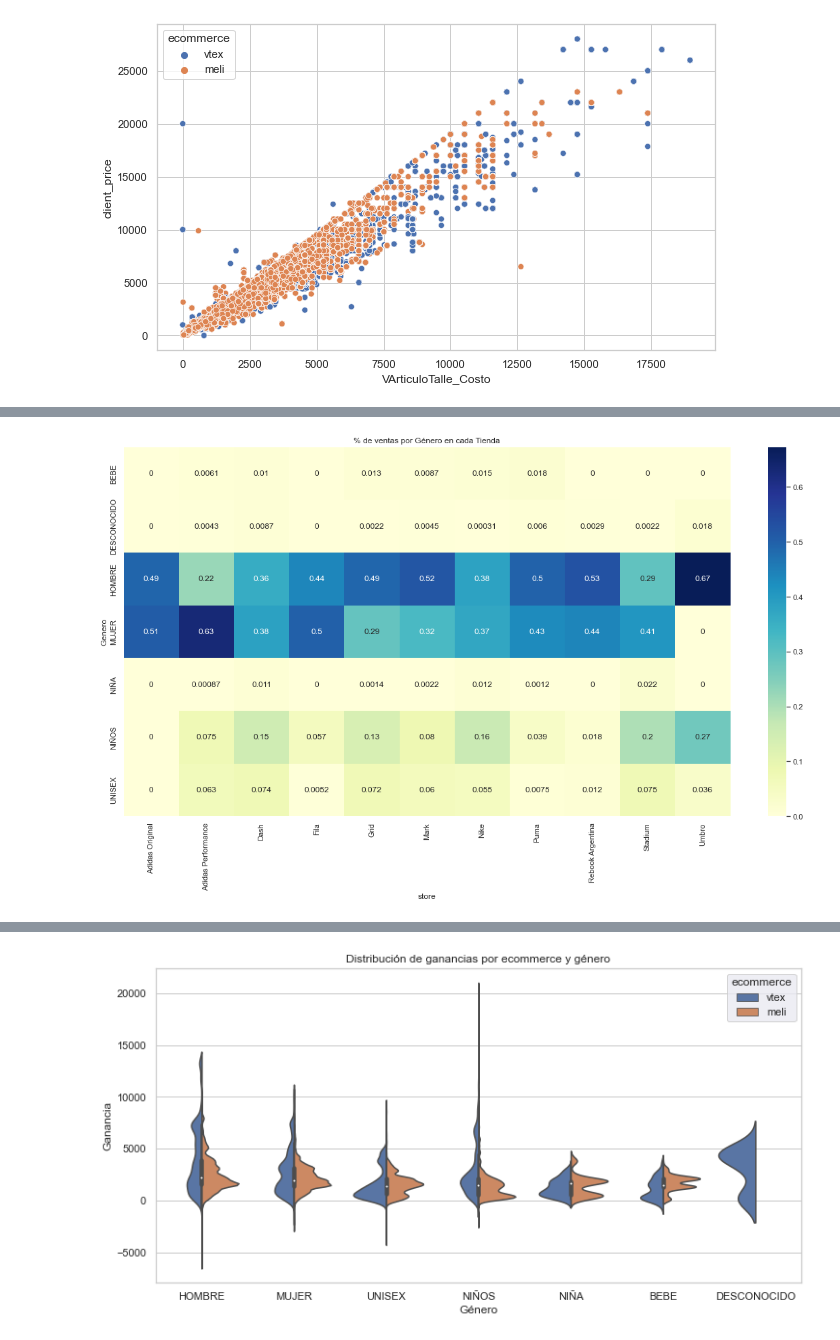
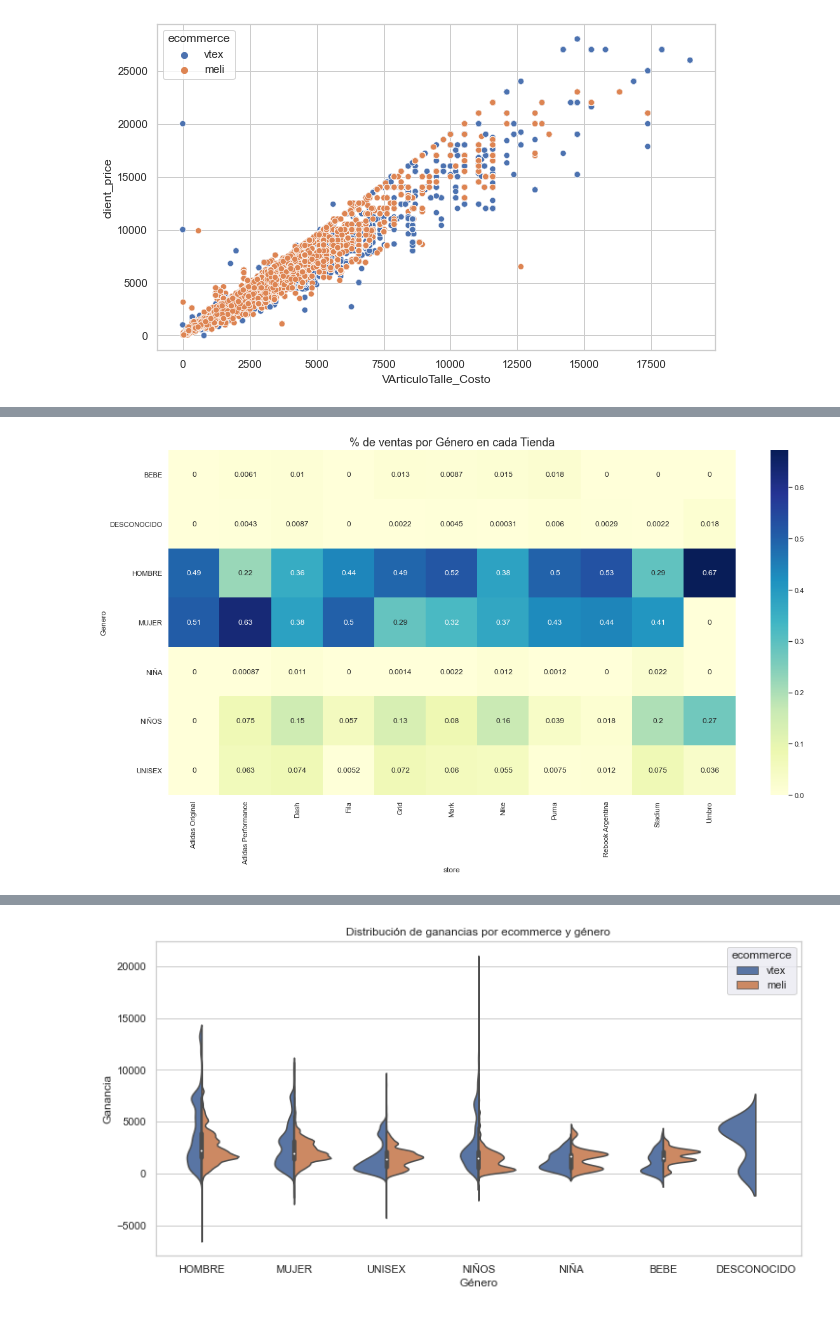
Before and after one commit to eliasguillermo/ds-ecommerce, a Jupyter notebook: Notebook/ecommerce.ipynb, the cells around one changed output, grey strips where cells are left out. Cells and saved outputs as stored; diff of their text form; code cells hidden in the pictures.

```diff
--- a/Notebook/ecommerce.ipynb
+++ b/Notebook/ecommerce.ipynb
@@ -338,5 +409,7 @@ for i in cat_columns:
     plt.title(i,fontsize=16)
     plt.rcParams['figure.facecolor'] = 'White'
     sns.countplot(y=df[i])
+    plt.xlabel('Count',fontsize=16)
+    plt.ylabel(i,fontsize=16)
     plt.show()
 # %% [output]
@@ -487,11 +562,11 @@ pd.crosstab(df.Genero, df.store, normalize='columns')
 # %%
 plt.figure(figsize=(20,10))
 sns.heatmap(pd.crosstab(df.Genero, df.store, normalize='columns'),
             cmap="YlGnBu", annot=True)
-plt.title('% de ventas por Género en cada Tienda')
+plt.title('% de ventas por Género en cada Tienda',fontsize=18)
 plt.show()
 # %% [output]
-[figure, old version]
+[figure, new version]
 # %%
 plt.figure(figsize=(20,10))
 sns.heatmap(pd.crosstab(df.Genero, df.store, values=df.ganancia, aggfunc='sum').round(0),cmap="YlGnBu", annot=True)
```
Also changed, not shown: parts of 130 cells of this notebook, 1 other file.
